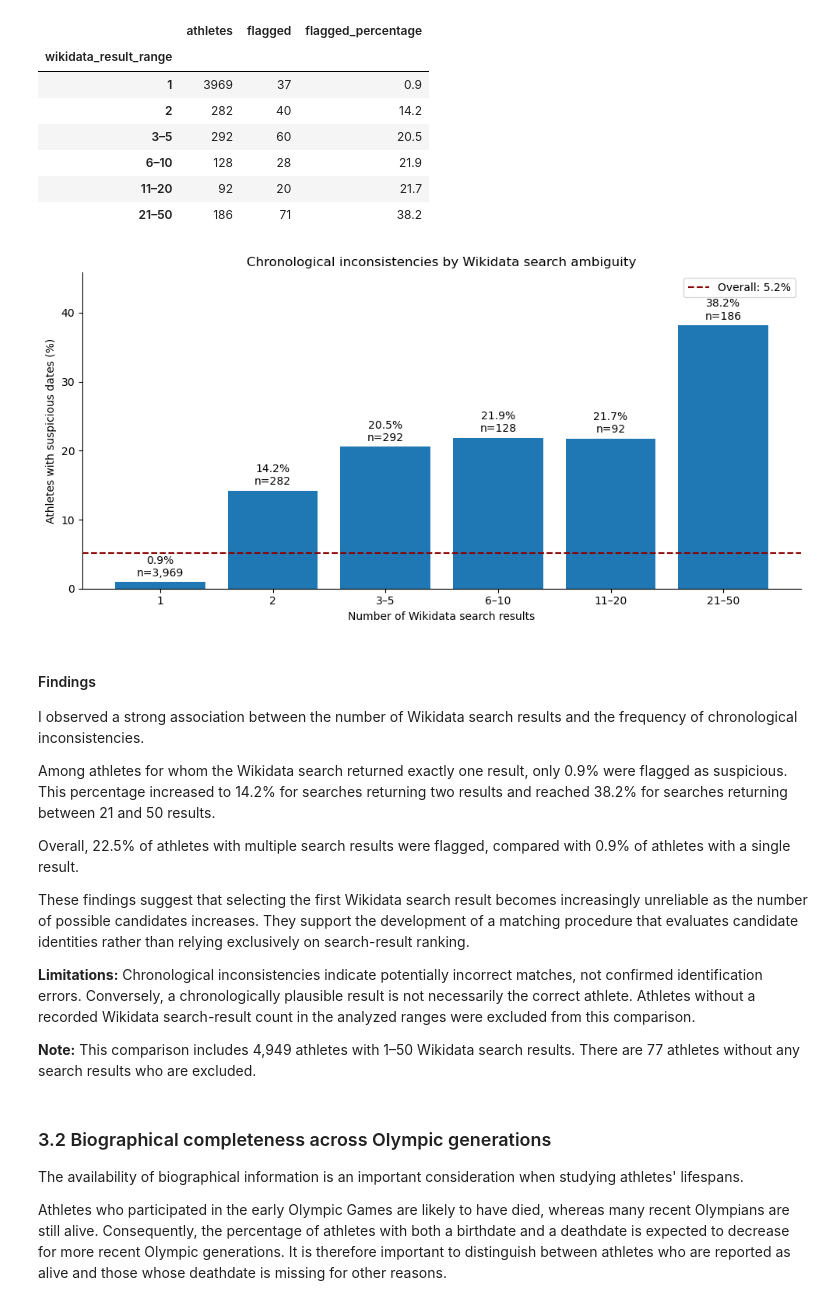
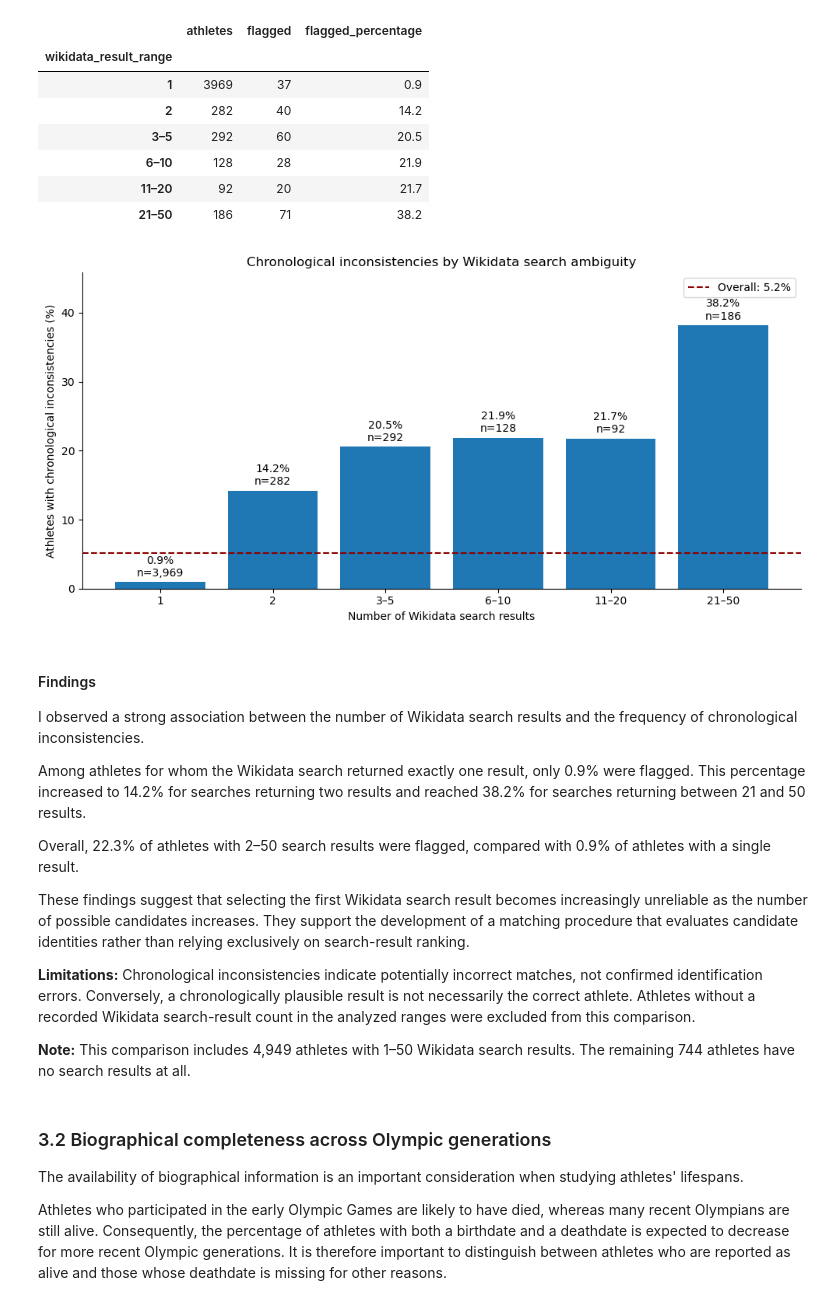
Before and after one commit to Lotte0906/unhealthy-athletes, a Jupyter notebook: notebooks/wikidata_quality_report.ipynb, the cells around one changed output. Cells and saved outputs as stored; diff of their text form; code cells hidden in the pictures.

```diff
--- a/notebooks/wikidata_quality_report.ipynb
+++ b/notebooks/wikidata_quality_report.ipynb
@@ -208,49 +204,49 @@ ax.axhline(
     linestyle="--",
     linewidth=1.5,
     label=f"Overall: {total_percentage:.1f}%"
 )
 
 # Add percentages and sample sizes above the bars
 for bar, percentage, count in zip(
     bars,
     wikidata_result_quality["flagged_percentage"],
     wikidata_result_quality["athletes"]
 ):
     ax.text(
         bar.get_x() + bar.get_width() / 2,
         bar.get_height() + 0.5,
         f"{percentage:.1f}%\nn={count:,}",
         ha="center",
         va="bottom"
     )
 
 ax.set_title("Chronological inconsistencies by Wikidata search ambiguity")
 ax.set_xlabel("Number of Wikidata search results")
-ax.set_ylabel("Athletes with suspicious dates (%)")
+ax.set_ylabel("Athletes with chronological inconsistencies (%)")
 ax.set_ylim(0, wikidata_result_quality["flagged_percentage"].max() * 1.2)
 
 ax.spines["top"].set_visible(False)
 ax.spines["right"].set_visible(False)
 
 ax.legend()
 plt.tight_layout()
 plt.show()
 # %% [output]
-[figure, old version]
+[figure, new version]
 # %% [markdown]
 #### Findings
 
 I observed a strong association between the number of Wikidata search results and the frequency of chronological inconsistencies.
 
-Among athletes for whom the Wikidata search returned exactly one result, only 0.9% were flagged as suspicious. This percentage increased to 14.2% for searches returning two results and reached 38.2% for searches returning between 21 and 50 results.
+Among athletes for whom the Wikidata search returned exactly one result, only 0.9% were flagged. This percentage increased to 14.2% for searches returning two results and reached 38.2% for searches returning between 21 and 50 results.
 
-Overall, 22.5% of athletes with multiple search results were flagged, compared with 0.9% of athletes with a single result.
+Overall, 22.3% of athletes with 2–50 search results were flagged, compared with 0.9% of athletes with a single result.
 
 These findings suggest that selecting the first Wikidata search result becomes increasingly unreliable as the number of possible candidates increases. They support the development of a matching procedure that evaluates candidate identities rather than relying exclusively on search-result ranking.
 
 **Limitations:** Chronological inconsistencies indicate potentially incorrect matches, not confirmed identification errors. Conversely, a chronologically plausible result is not necessarily the correct athlete. Athletes without a recorded Wikidata search-result count in the analyzed ranges were excluded from this comparison.
 
-**Note:** This comparison includes 4,949 athletes with 1–50 Wikidata search results. There are 77 athletes without any search results who are excluded.
+**Note:** This comparison includes 4,949 athletes with 1–50 Wikidata search results. The remaining 744 athletes have no search results at all.
 # %% [markdown]
 ### 3.2 Biographical completeness across Olympic generations
 
```
Also changed, not shown: parts of 15 cells of this notebook, 7 other files.
